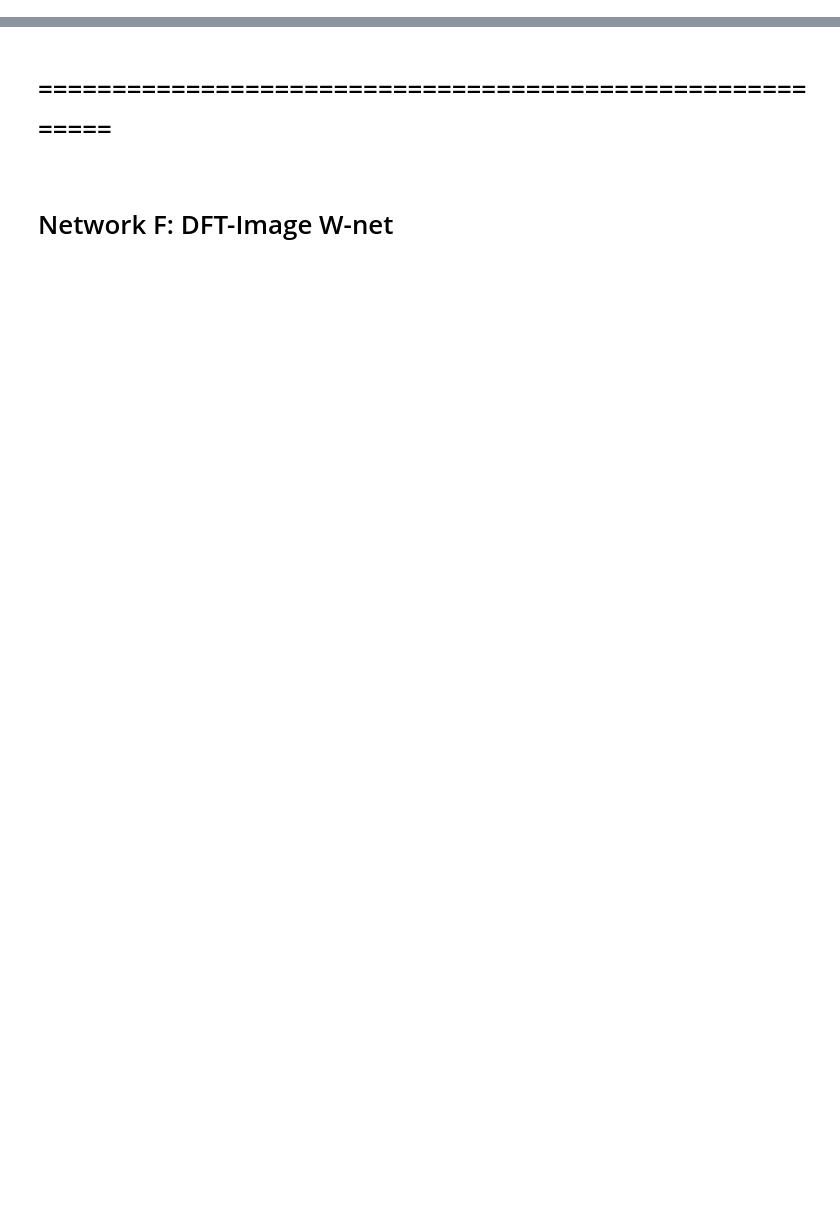
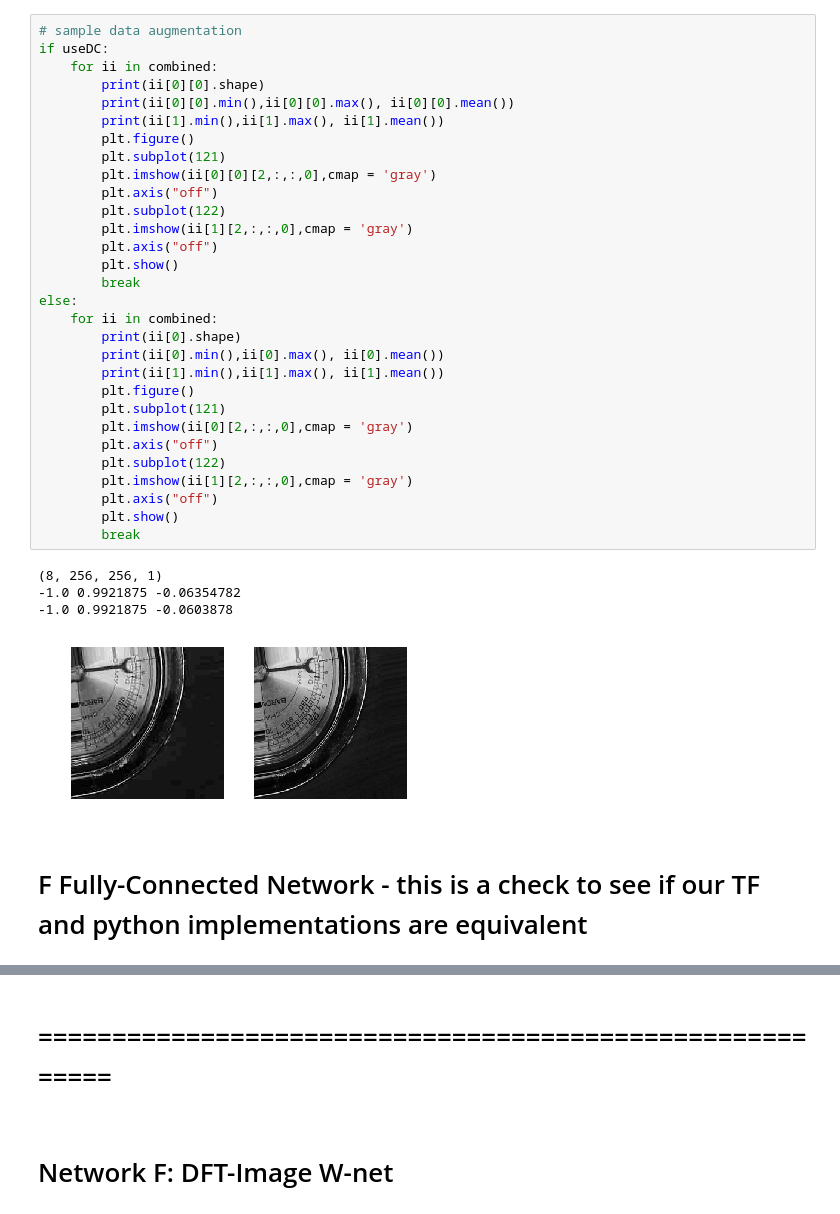
Before and after one commit to rmsouza01/JPEG-reconstruction, a Jupyter notebook: JNotebooks/wnet_trainer-imagenet.ipynb, the cells around one changed output, grey strips where cells are left out. Drawn from its saved outputs; the diff is of its cells as text; blank space fills up the shorter version.

```diff
--- a/JNotebooks/wnet_trainer-imagenet.ipynb
+++ b/JNotebooks/wnet_trainer-imagenet.ipynb
@@ -49,0 +247,37 @@ Using TensorFlow backend.
+# %%
+# sample data augmentation
+if useDC:
+    for ii in combined:
+        print(ii[0][0].shape)
+        print(ii[0][0].min(),ii[0][0].max(), ii[0][0].mean())
+        print(ii[1].min(),ii[1].max(), ii[1].mean())
+        plt.figure()
+        plt.subplot(121)
+        plt.imshow(ii[0][0][2,:,:,0],cmap = 'gray')
+        plt.axis("off")
+        plt.subplot(122)
+        plt.imshow(ii[1][2,:,:,0],cmap = 'gray')
+        plt.axis("off")
+        plt.show()
+        break
+else:
+    for ii in combined:
+        print(ii[0].shape)
+        print(ii[0].min(),ii[0].max(), ii[0].mean())
+        print(ii[1].min(),ii[1].max(), ii[1].mean())
+        plt.figure()
+        plt.subplot(121)
+        plt.imshow(ii[0][2,:,:,0],cmap = 'gray')
+        plt.axis("off")
+        plt.subplot(122)
+        plt.imshow(ii[1][2,:,:,0],cmap = 'gray')
+        plt.axis("off")
+        plt.show()
+        break
+# %% [output]
+(8, 256, 256, 1)
+-1.0 0.9921875 -0.06354782
+-1.0 0.9921875 -0.0603878
+[figure, added]
+# %% [markdown]
+# F Fully-Connected Network - this is a check to see if our TF and python implementations are equivalent
```
Also changed, not shown: parts of 133 cells of this notebook, 28 other files.
